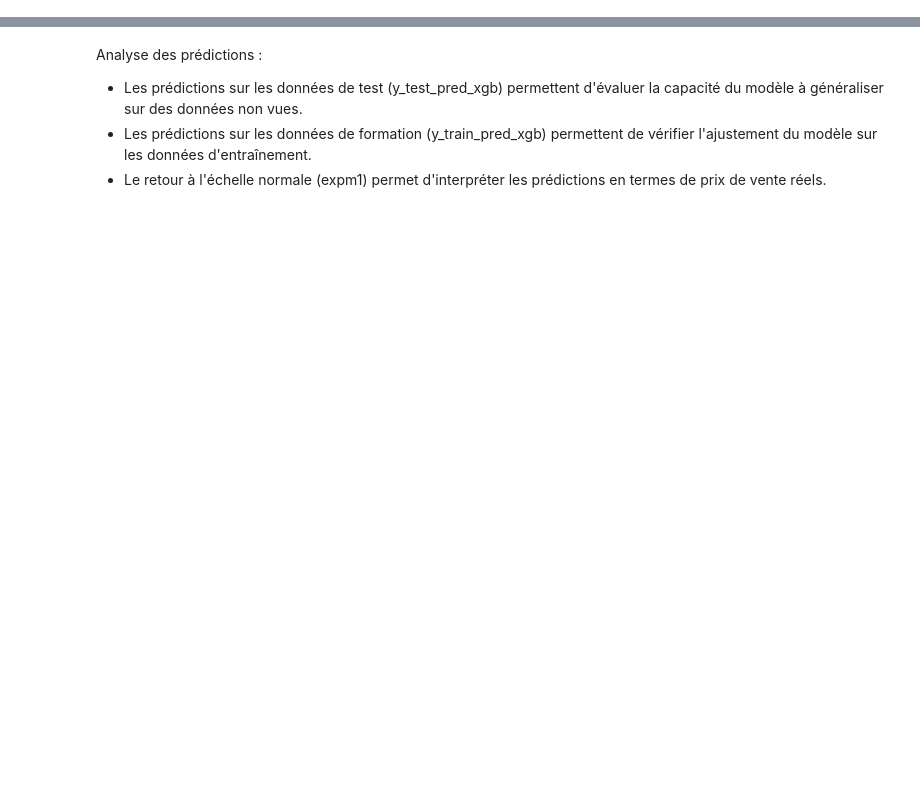
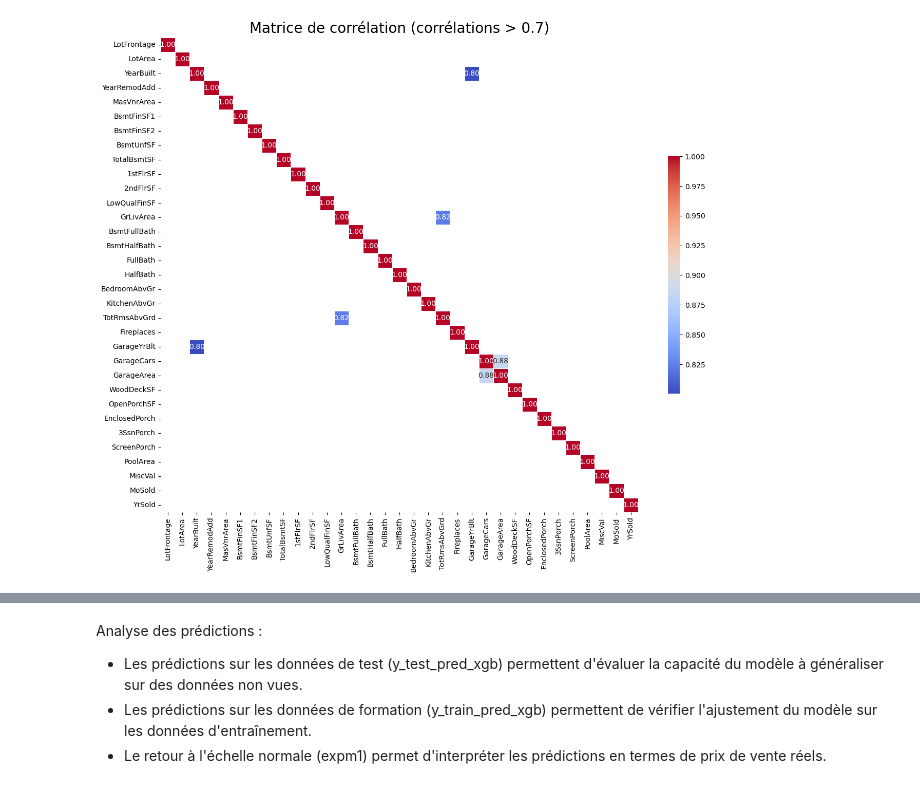
Before and after one commit to blerdon/HousePrices, a Jupyter notebook: HousePrices.ipynb, the cells around one changed output, grey strips where cells are left out. Saved outputs shown, nothing was run; the diff lists cells and outputs as text; code cells hidden in the pictures; blank space fills up the shorter version.

```diff
--- a/HousePrices.ipynb
+++ b/HousePrices.ipynb
@@ -130,0 +66,24 @@ ColumnTransformer(transformers=[('cat',
+# %%
+import seaborn as sns
+import matplotlib.pyplot as plt
+import numpy as np
+
+# Calculer la matrice de corrélation
+numeric_data = train_data[numeric_features]
+correlation_matrix = numeric_data.corr()
+
+# Filtrer les corrélations supérieures à 0.7 ou inférieures à -0.7
+filtered_corr_matrix = correlation_matrix[(correlation_matrix.abs() >= 0.8)]
+
+# Masquer les valeurs NaN pour l'affichage
+mask = np.isnan(filtered_corr_matrix)
+
+# Afficher la matrice de corrélation filtrée
+plt.figure(figsize=(15, 12))
+sns.heatmap(filtered_corr_matrix, annot=True, fmt=".2f", cmap='coolwarm', linewidths=.5, mask=mask, cbar_kws={"shrink": .5})
+plt.title('Matrice de corrélation (corrélations > 0.7)', fontsize=20)
+plt.xticks(rotation=90)
+plt.yticks(rotation=0)
+plt.show()
+# %% [output]
+[figure, added]
```
Also changed, not shown: parts of 34 cells of this notebook.
